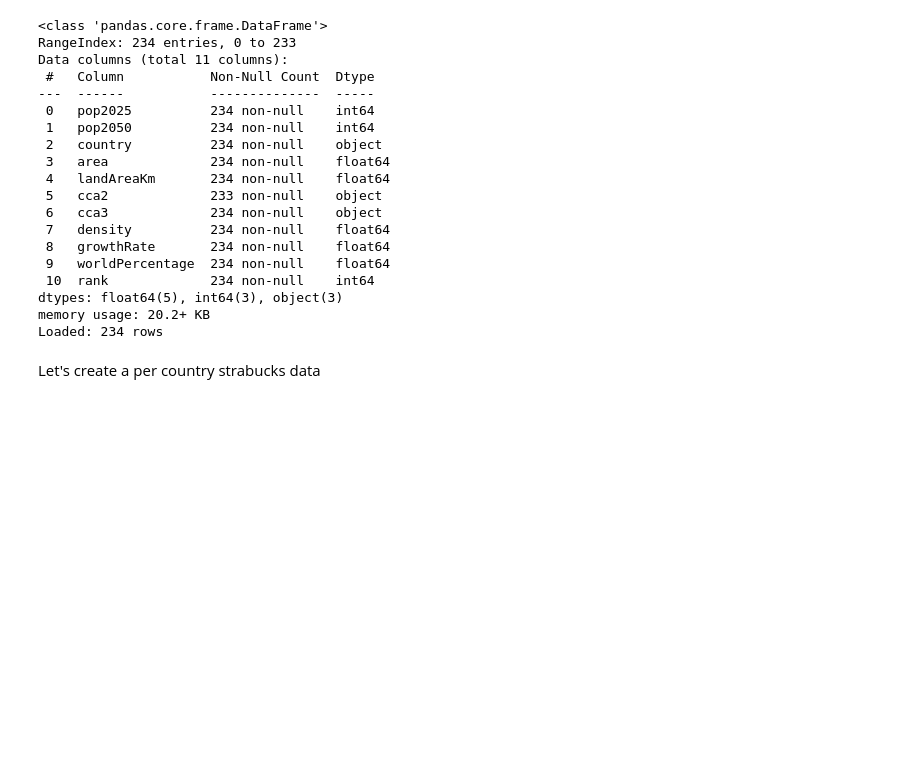
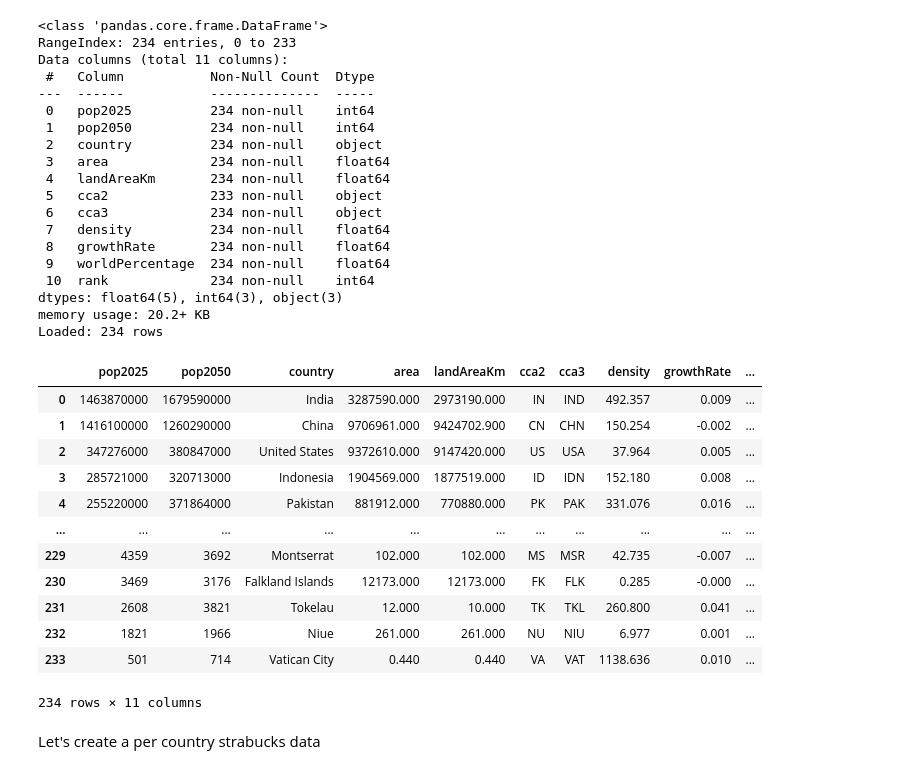
Before and after one commit to tamaravdd/iese-dsmba, a Jupyter notebook: notebooks/07_GeoNetwork.ipynb, the cells around one changed output. Saved outputs shown, nothing was run; the diff lists cells and outputs as text; code cells hidden in the pictures; blank space fills up the shorter version.

```diff
--- a/notebooks/07_GeoNetwork.ipynb
+++ b/notebooks/07_GeoNetwork.ipynb
@@ -281,6 +296,22 @@ Data columns (total 11 columns):
 dtypes: float64(5), int64(3), object(3)
 memory usage: 20.2+ KB
 Loaded: 234 rows
+# %%
+pop_raw
+# %% [output]
+|  | pop2025 | pop2050 | country | area | landAreaKm | cca2 | cca3 | density | growthRate | ... |
+| 0 | 1463870000 | 1679590000 | India | 3287590.000 | 2973190.000 | IN | IND | 492.357 | 0.009 | ... |
+| 1 | 1416100000 | 1260290000 | China | 9706961.000 | 9424702.900 | CN | CHN | 150.254 | -0.002 | ... |
+| 2 | 347276000 | 380847000 | United States | 9372610.000 | 9147420.000 | US | USA | 37.964 | 0.005 | ... |
+| 3 | 285721000 | 320713000 | Indonesia | 1904569.000 | 1877519.000 | ID | IDN | 152.180 | 0.008 | ... |
+| 4 | 255220000 | 371864000 | Pakistan | 881912.000 | 770880.000 | PK | PAK | 331.076 | 0.016 | ... |
+| ... | ... | ... | ... | ... | ... | ... | ... | ... | ... | ... |
+| 229 | 4359 | 3692 | Montserrat | 102.000 | 102.000 | MS | MSR | 42.735 | -0.007 | ... |
+| 230 | 3469 | 3176 | Falkland Islands | 12173.000 | 12173.000 | FK | FLK | 0.285 | -0.000 | ... |
+| 231 | 2608 | 3821 | Tokelau | 12.000 | 10.000 | TK | TKL | 260.800 | 0.041 | ... |
+| 232 | 1821 | 1966 | Niue | 261.000 | 261.000 | NU | NIU | 6.977 | 0.001 | ... |
+| 233 | 501 | 714 | Vatican City | 0.440 | 0.440 | VA | VAT | 1138.636 | 0.010 | ... |
+234 rows × 11 columns
 # %% [markdown]
 Let's create a per country strabucks data
 # %%
```
Also changed, not shown: parts of 7 cells of this notebook.
